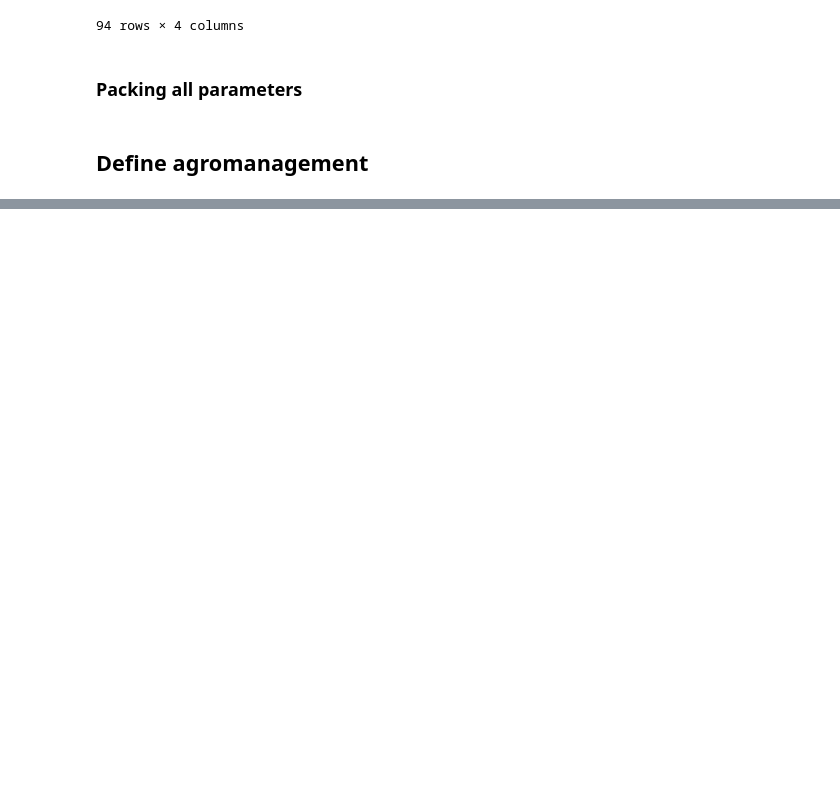
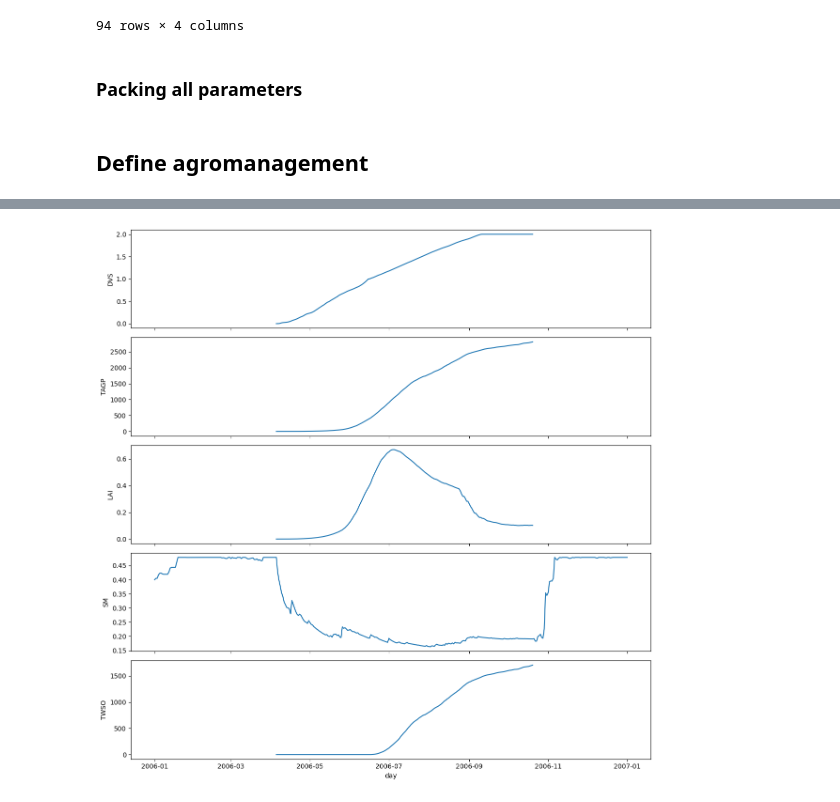
Before and after one commit to geonextgis/cropengine, a Jupyter notebook: docs/examples/run.ipynb, the cells around one changed output, grey strips where cells are left out. Cells and saved outputs as stored; diff of their text form; code cells hidden in the pictures; blank space fills up the shorter version.

```diff
--- a/docs/examples/run.ipynb
+++ b/docs/examples/run.ipynb
@@ -257,0 +245,4 @@ for campaign in agromanagement:
+# %%
+from pcse.input import YAMLAgroManagementReader
+agromanagement = YAMLAgroManagementReader(os.path.join(workspace_dir, "agro.yaml"))
+print(agromanagement)
@@ -257,0 +269,5 @@ for campaign in agromanagement:
+# %%
+from pcse.input import ExcelWeatherDataProvider
+weatherfile = os.path.join(workspace_dir, 'meteo.xlsx')
+weatherdataprovider = ExcelWeatherDataProvider(weatherfile)
+print(weatherdataprovider)
@@ -257,0 +291,8 @@ for campaign in agromanagement:
+# %%
+from pcse.models import Wofost72_WLP_CWB
+wofsim = Wofost72_WLP_CWB(parameters, weatherdataprovider, agromanagement)
+# %%
+wofsim.run_till_terminate()
+df_results = pd.DataFrame(wofsim.get_output())
+df_results = df_results.set_index('day')
+df_results.tail()
@@ -257,0 +307,14 @@ for campaign in agromanagement:
+# %%
+import matplotlib.pyplot as plt
+import seaborn as sns
+
+fig, axes = plt.subplots(nrows=5, ncols=1, figsize=(12, 12), sharex=True)
+axes = axes.flatten()
+
+for i, var in enumerate(['DVS', 'TAGP', 'LAI', 'SM', 'TWSO']):
+    sns.lineplot(x=df_results.index, y=df_results[var], ax=axes[i])
+
+plt.tight_layout()
+plt.show()
+# %% [output]
+[figure, added]
```
Also changed, not shown: parts of 18 cells of this notebook, 13 other files.
